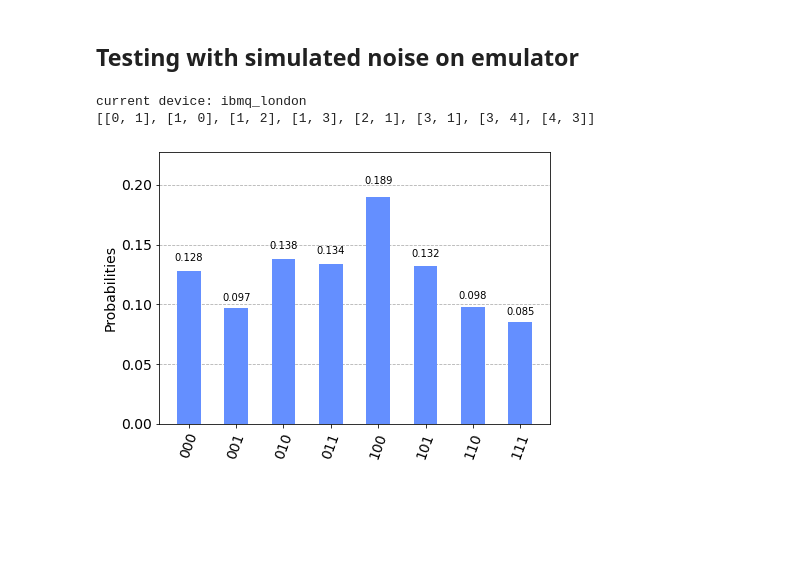
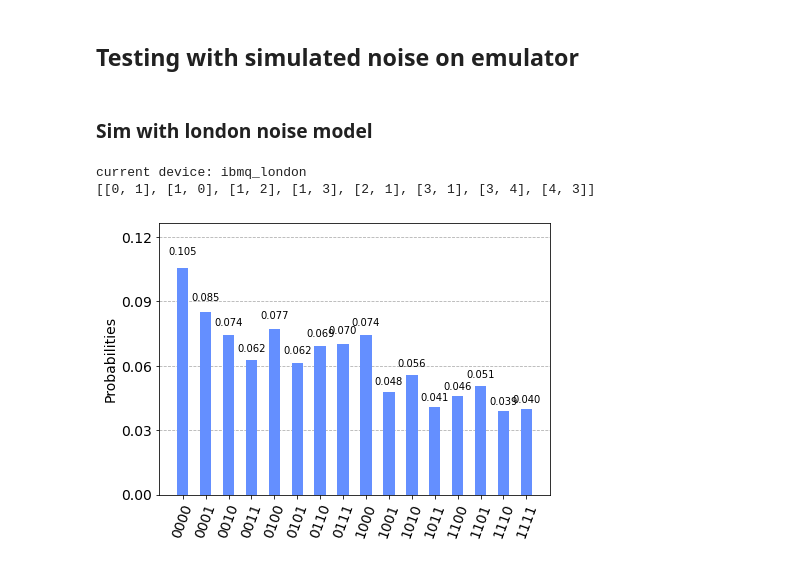
Before and after one commit to ShabaniLab/qiskit-summerjam-team1, a Jupyter notebook: Qproject.ipynb, the cells around one changed output. Saved outputs shown, nothing was run; the diff lists cells and outputs as text; code cells hidden in the pictures; blank space fills up the shorter version.

```diff
--- a/Qproject.ipynb
+++ b/Qproject.ipynb
@@ -155,7 +139,7 @@ plot_histogram(counts)
 # %% [markdown]
 ## Test things on a real quantum computer
 # %%
-N = 3
+N = 4
 sigma = 2**N/6.5
 mu = 2**(N-1)
 qc = create_circ(N,mu,sigma)
@@ -229,6 +254,8 @@ device loaded: ibmqx2
 # %%
 from qiskit.providers.aer.noise import NoiseModel
 import qiskit.providers.aer.noise as noise
+# %% [markdown]
+### Sim with london noise model
 # %%
 #extract map
 real_device = provider.get_backend('ibmq_london') #pick a device
@@ -240,12 +267,12 @@ print(coupling_map)
 current device: ibmq_london
 [[0, 1], [1, 0], [1, 2], [1, 3], [2, 1], [3, 1], [3, 4], [4, 3]]
 # %%
-noise_model = NoiseModel.from_backend(properties)
+london_noise_model = NoiseModel.from_backend(properties)
 emulator = Aer.get_backend('qasm_simulator')
-job = execute(qc, emulator, shots=1024, noise_model=noise_model,
+job = execute(qc, emulator, shots=1024, noise_model=london_noise_model,
                     coupling_map=coupling_map,
-                    basis_gates=noise_model.basis_gates)
+                    basis_gates=london_noise_model.basis_gates)
 counts=job.result().get_counts()
 plot_histogram(counts) #display
 # %% [output]
-[figure, old version]
+[figure, new version]
```
Also changed, not shown: parts of 33 cells of this notebook.
